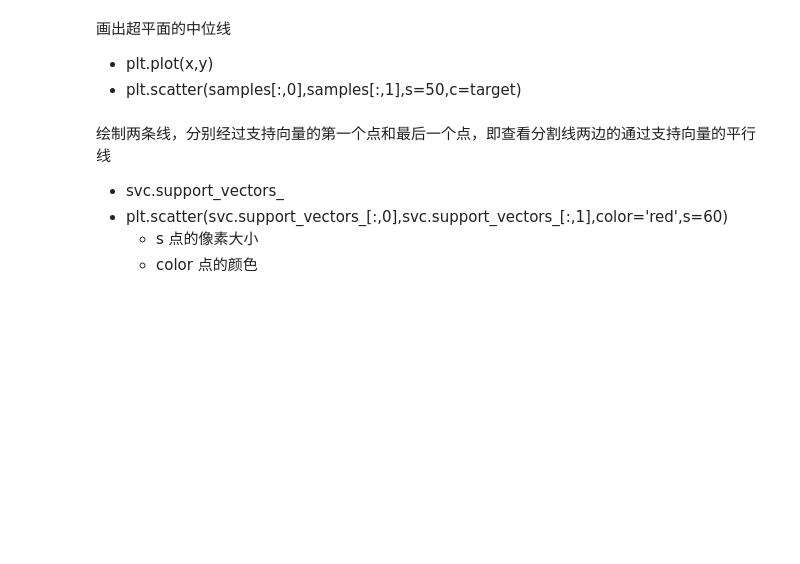
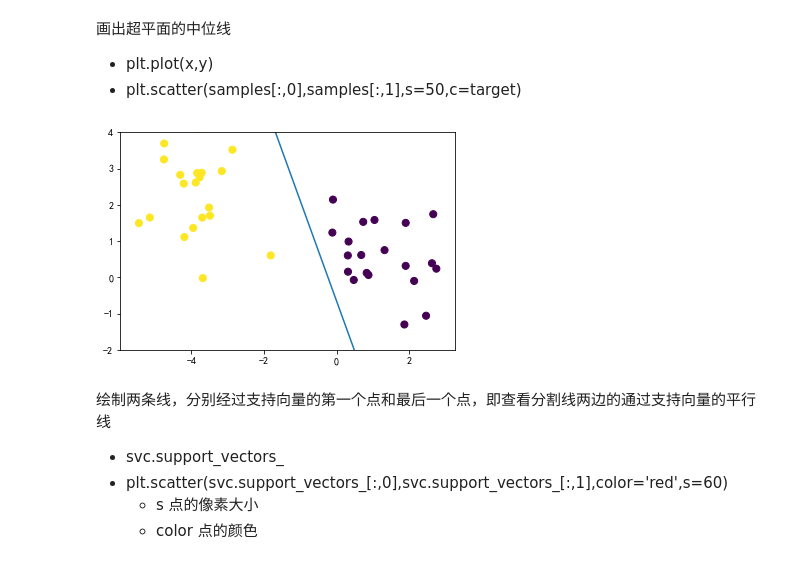
Before and after one commit to disenQF/05data, a Jupyter notebook: day12/SVM/SVM.ipynb, the cells around one changed output. Cells and saved outputs as stored; diff of their text form; code cells hidden in the pictures; blank space fills up the shorter version.

```diff
--- a/day12/SVM/SVM.ipynb
+++ b/day12/SVM/SVM.ipynb
@@ -75,6 +75,8 @@ import pandas as pd
 from pandas import Series,DataFrame
 import matplotlib.pyplot as plt
 %matplotlib inline
+plt.rcParams['font.sans-serif'] = ['SimHei']
+plt.rcParams['axes.unicode_minus'] = False
 # %% [markdown]
 随机生成两堆(每堆两个特征)数据
 - 注：两堆之间留出一定的空间
@@ -112,0 +126,3 @@ w = -svm.coef_[0,0] / svm.coef_[0,1]
+# %%
+# 计算斜率 w = -a / b
+w = - svm.coef_[0, 0] / svm.coef_[0, 1]
@@ -119,15 +143,32 @@ f(x) = ax + b，期中b就是函数f(x)截距,即函数线与y轴的交点的值
 # %% [markdown]
 截距 k
 - svc.intercept_, 可以获取第一个k
+# %%
+k = svm.intercept_[0]
 # %% [markdown]
 确定一个x轴的区间，取x_train中的最大值和最小值为边界，计算y值，y = 斜率*x + 截距
 - xmin,xmax = samples[:,0].min(), samples[:,0].max()
 - x = np.linspace(xmin,xmax,100)
 - y = w*x + k
+# %%
+x = np.linspace(sample[:, 0].min(),
+                sample[:, 0].max(), num=100)
+y = w*x + k
 # %% [markdown]
 画出超平面的中位线
 - plt.plot(x,y)
 - plt.scatter(samples[:,0],samples[:,1],s=50,c=target)
+# %%
+
+plt.plot(x, y)
+plt.scatter(sample[:,0], sample[:,1],
+            s=50,
+            c=target)
+plt.ylim([-2, 4])
+
+plt.show()
+# %% [output]
+[figure, added]
 # %% [markdown]
 绘制两条线，分别经过支持向量的第一个点和最后一个点，即查看分割线两边的通过支持向量的平行线
 - svc.support_vectors_
```
Also changed, not shown: parts of 63 cells of this notebook.
